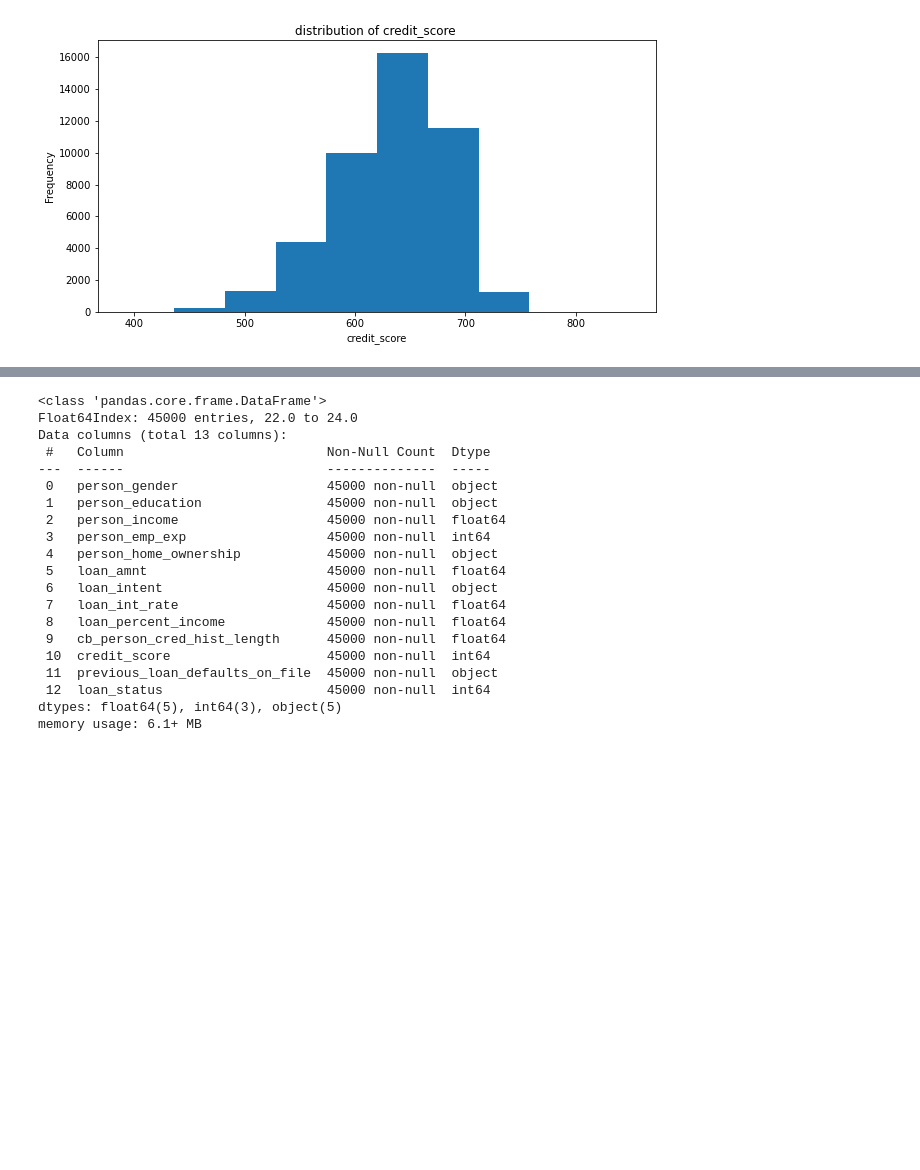
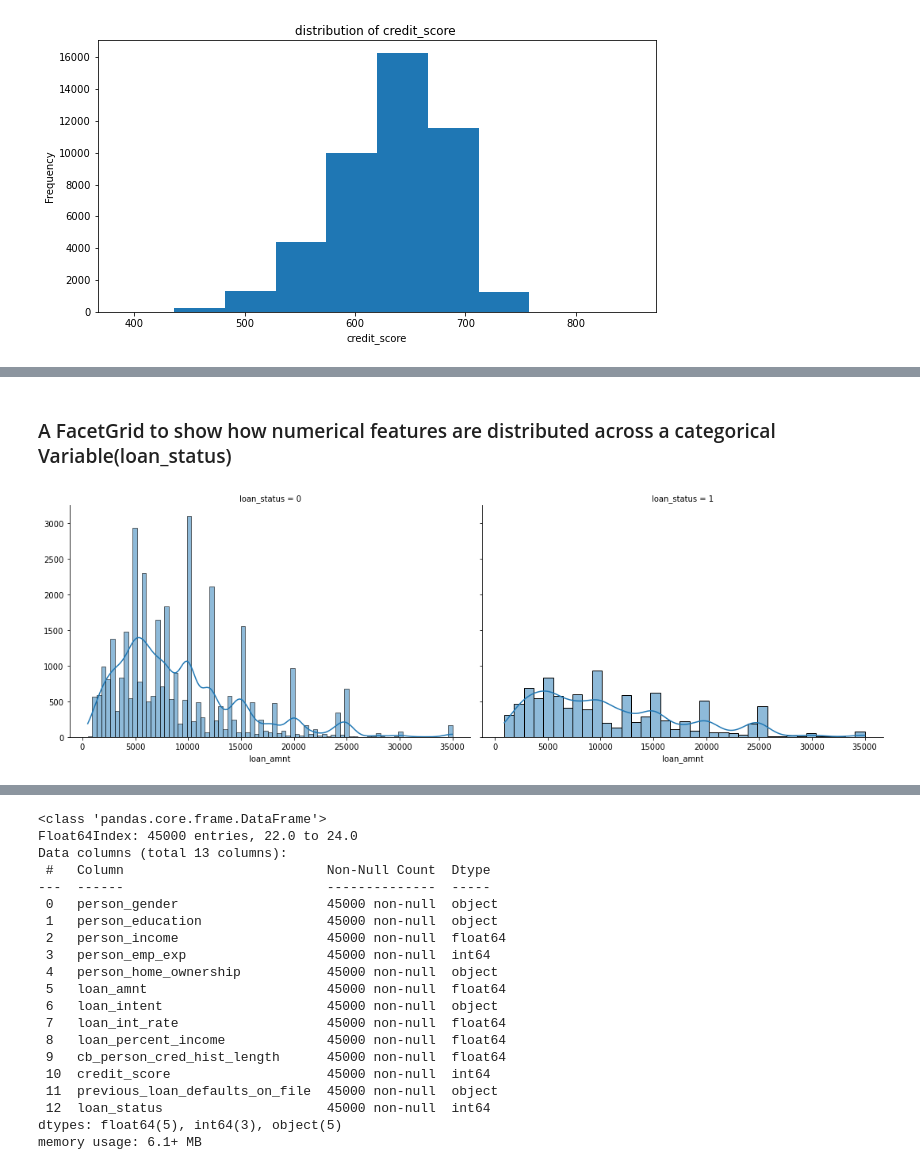
Before and after one commit to Liliankaburo/Loan-approval-project, a Jupyter notebook: loan approval.ipynb, the cells around one changed output, grey strips where cells are left out. Saved outputs shown, nothing was run; the diff lists cells and outputs as text; code cells hidden in the pictures; blank space fills up the shorter version.

```diff
--- a/loan approval.ipynb
+++ b/loan approval.ipynb
@@ -281,0 +289,8 @@ sns.heatmap(correlation,annot = True)
+# %% [markdown]
+### A FacetGrid to show how numerical features are distributed across a categorical Variable(loan_status)
+# %%
+g = sns.FacetGrid(data, col="loan_status", height=5, aspect=1.5)
+g.map(sns.histplot, 'loan_amnt', kde=True)
+plt.show()
+# %% [output]
+[figure, added]
```
Also changed, not shown: parts of 39 cells of this notebook.
